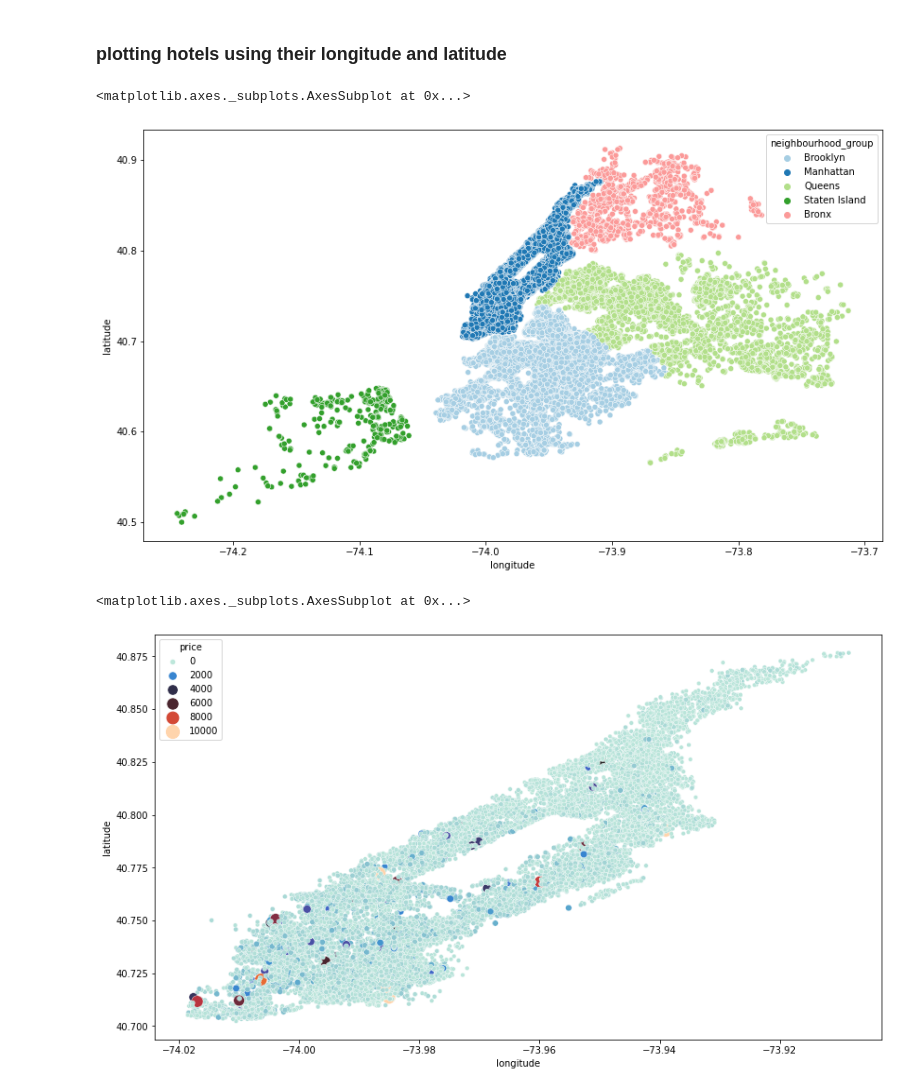
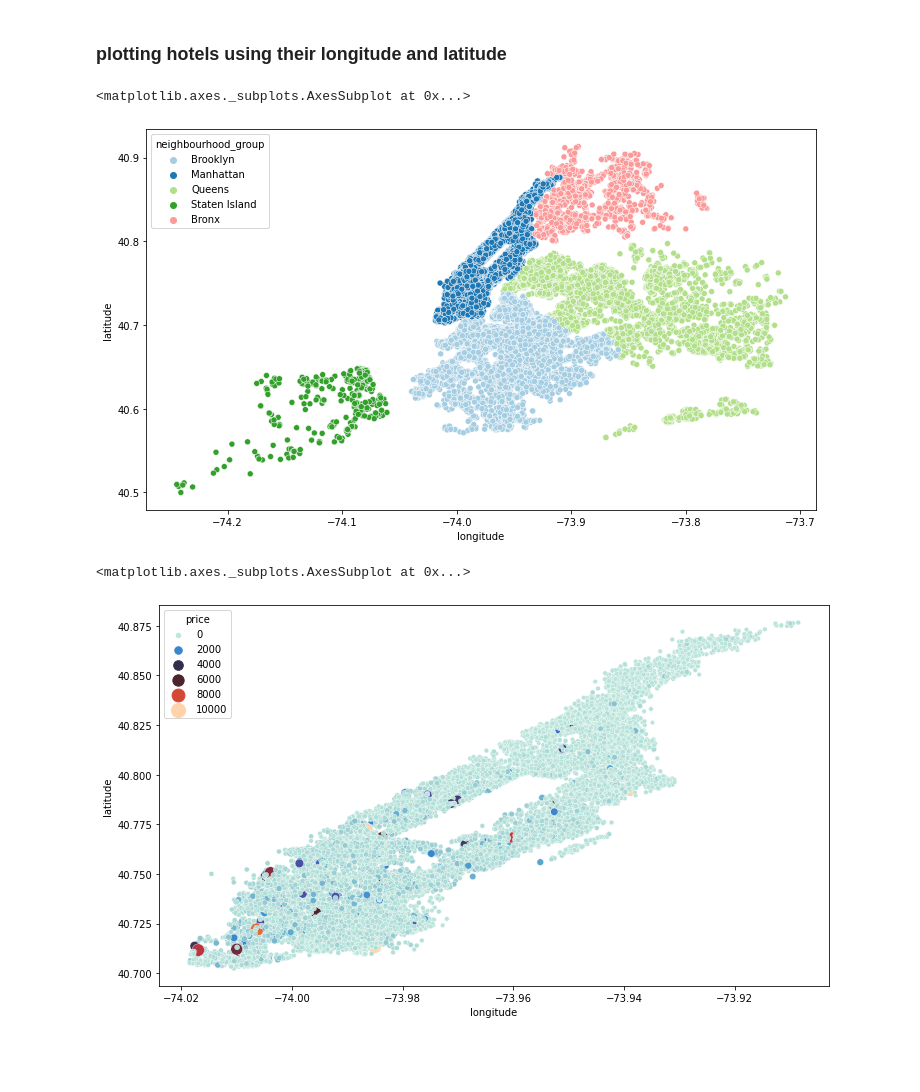
Before and after one commit to ghanalk1/Airbnb-Hotel-Booking-EDA, a Jupyter notebook: Airbnb_Hotel_Analysis.ipynb, the cells around one changed output. Cells and saved outputs as stored; diff of their text form; code cells hidden in the pictures; blank space fills up the shorter version.

```diff
--- a/Airbnb_Hotel_Analysis.ipynb
+++ b/Airbnb_Hotel_Analysis.ipynb
@@ -386,17 +418,17 @@ sns.kdeplot(data=hotel[hotel['neighbourhood_group'] == 'Staten Island'], x='mini
 ### **plotting hotels using their longitude and latitude**
 # %%
 # whole new york city
-plt.figure(figsize=[14, 8])
+plt.figure(figsize=[12, 7])
 sns.scatterplot(data=hotel, y='latitude', x='longitude', hue='neighbourhood_group', palette='Paired')
 # %% [output]
 <matplotlib.axes._subplots.AxesSubplot at 0x...>
-[figure, old version]
+[figure, new version]
 # %%
 # plotting Manhattan
-plt.figure(figsize=[14, 8])
+plt.figure(figsize=[12, 7])
 sns.scatterplot(data=hotel[hotel['neighbourhood_group'] == 'Manhattan'], y='latitude', x='longitude', hue='price', size='price', sizes=(20, 200), palette='icefire')
 # %% [output]
 <matplotlib.axes._subplots.AxesSubplot at 0x...>
-[figure, old version]
+[figure, new version]
 # %%
 # plotting Brooklyn
```
Also changed, not shown: parts of 37 cells of this notebook.
